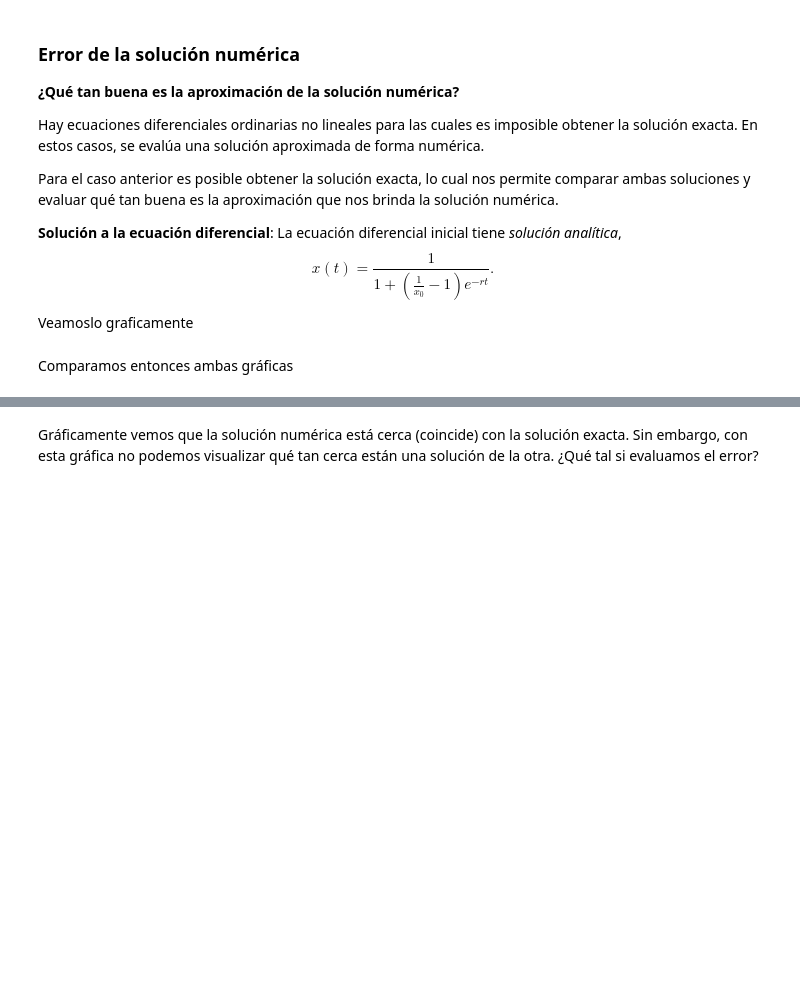
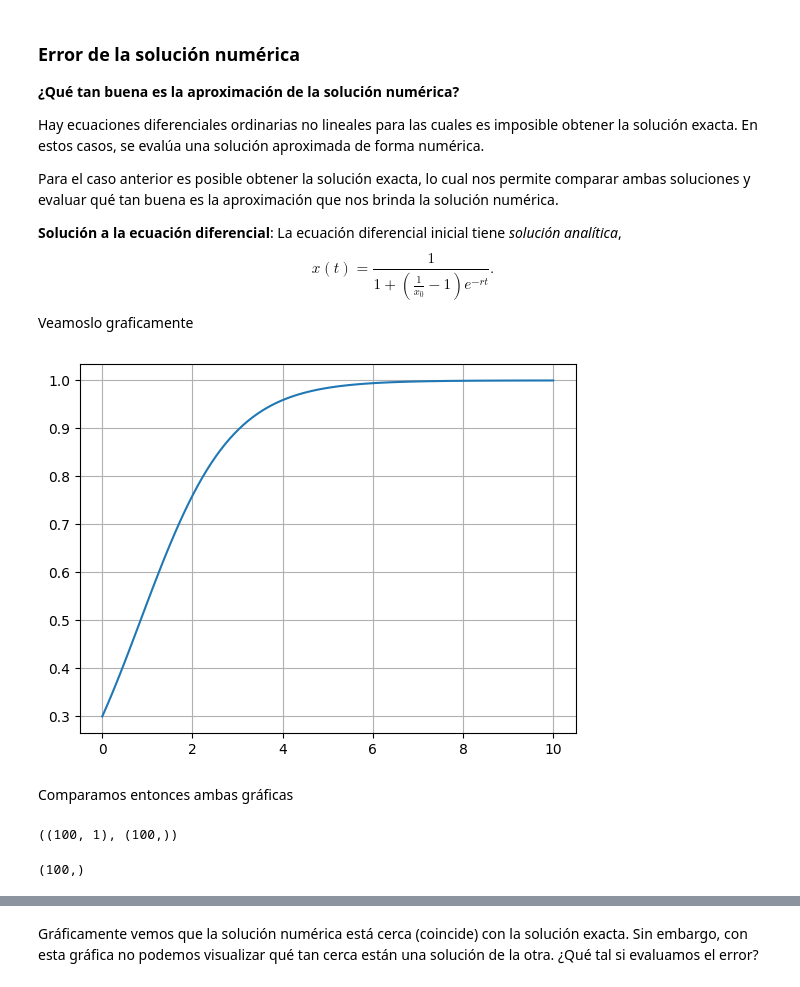
Before and after one commit to ArellanoMCarlos/SimMat_O2023, a Jupyter notebook: Ecuaciones diferenciales/Solución numérica de ecuaciones diferenciales.ipynb, the cells around one changed output, grey strips where cells are left out. Cells and saved outputs as stored; diff of their text form; code cells hidden in the pictures; blank space fills up the shorter version.

```diff
--- a/Ecuaciones diferenciales/Solución numérica de ecuaciones diferenciales.ipynb
+++ b/Ecuaciones diferenciales/Solución numérica de ecuaciones diferenciales.ipynb
@@ -216,2 +220,28 @@ Veamoslo graficamente
+# %%
+def sol(t,x0,r):
+  return 1/(1+(1/x0-1)*np.exp(-r*t))
+# %%
+t=np.linspace(0,10,100)
+x0=0.3
+r=1
+
+x=sol(t,x0,r)
+plt.plot(t,x)
+plt.grid()
+# %% [output]
+[figure, added]
 # %% [markdown]
 Comparamos entonces ambas gráficas
+# %%
+#@title Para `ODEint`
+def eq_log(x,t,r):
+  return r*(1-x)*x
+x_odeint=odeint(eq_log,x0,t,args=(r,))
+x_odeint.shape,x.shape
+# %% [output]
+((100, 1), (100,))
+# %%
+e_odeint=np.abs(x_odeint[:,0]-x) # x_odeint[:,0]  ->  le pedimos todos los elementos de la posición 0
+e_odeint.shape
+# %% [output]
+(100,)
```
Also changed, not shown: parts of 14 cells of this notebook, 1 other file.
